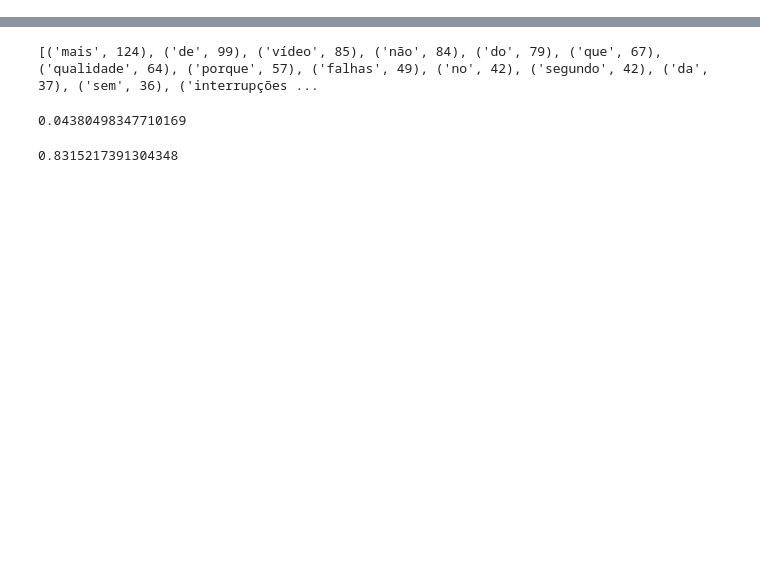
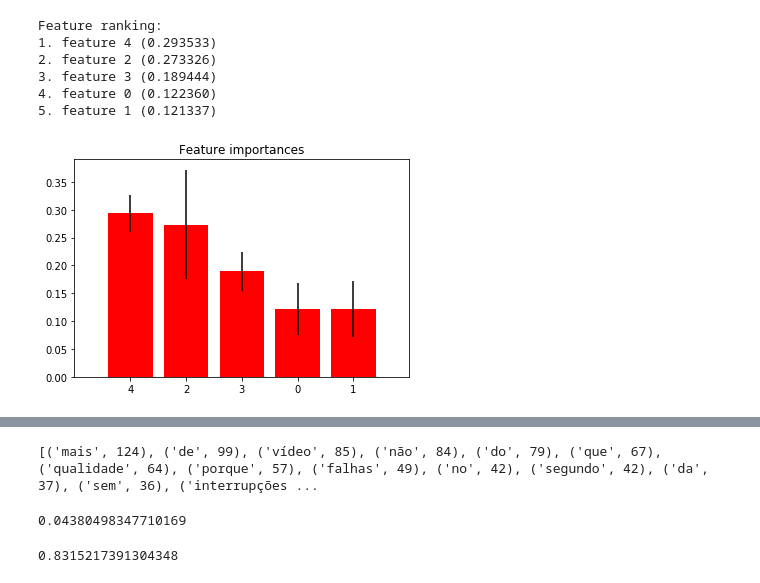
Before and after one commit to mateussnogs/analise_qose_2, a Jupyter notebook: qos_matheus.ipynb, the cells around one changed output, grey strips where cells are left out. Cells and saved outputs as stored; diff of their text form; code cells hidden in the pictures; blank space fills up the shorter version.

Commit message:
estatisticas e arvores atualizadas

```diff
--- a/qos_matheus.ipynb
+++ b/qos_matheus.ipynb
@@ -11,8 +11,8 @@ pd.options.mode.chained_assignment = None  # default='warn'
 # %%
 # Join entre Stress e Feedbacks
 
-feedbacks = pd.read_csv("Feedbacks_1109 - feedbacks.csv", parse_dates=['created_date'])
-stress = pd.read_csv("Feedbacks_1109 - stress.csv", parse_dates=['created_date'])
+feedbacks = pd.read_csv("Feedbacks_0910 - feedbacks.csv", parse_dates=['created_date'])
+stress = pd.read_csv("Feedbacks_0910 - stress.csv", parse_dates=['created_date'])
 
 stress_sid = stress[pd.notna(stress['session_id'])] # pega os que tem session_id preenchido
 stress_email = stress[pd.notna(stress['email'])] # pega os que tem email preenchido
@@ -107,4 +142,53 @@ graph
 [drawing not drawn]
+# %%
+# arvores com algoritmo
+
+from sklearn.datasets import make_classification
+from sklearn.ensemble import ExtraTreesClassifier
+
+"""X, y = make_classification(n_samples=1000,
+                           n_features=10,
+                           n_informative=3,
+                           n_redundant=0,
+                           n_repeated=0,
+                           n_classes=2,
+                           random_state=0,
+                           shuffle=False)
+"""
+X = feedbacks_stress[['interesse1', 'interesse2', 'dif_interesses', 'incomodo', 'estresse']]
+y = feedbacks_stress['num_video_preferido']
+# Build a forest and compute the feature importances
+forest = ExtraTreesClassifier(n_estimators=250,
+                              random_state=0)
+
+forest.fit(X, y)
+importances = forest.feature_importances_
+std = np.std([tree.feature_importances_ for tree in forest.estimators_],
+             axis=0)
+indices = np.argsort(importances)[::-1]
+
+# Print the feature ranking
+print("Feature ranking:")
+
+for f in range(X.shape[1]):
+    print("%d. feature %d (%f)" % (f + 1, indices[f], importances[indices[f]]))
+
+# Plot the feature importances of the forest
+plt.figure()
+plt.title("Feature importances")
+plt.bar(range(X.shape[1]), importances[indices],
+       color="r", yerr=std[indices], align="center")
+plt.xticks(range(X.shape[1]), indices)
+plt.xlim([-1, X.shape[1]])
+plt.show()
+# %% [output]
+Feature ranking:
+1. feature 4 (0.293533)
+2. feature 2 (0.273326)
+3. feature 3 (0.189444)
+4. feature 0 (0.122360)
+5. feature 1 (0.121337)
+[figure, added]
 # %%
 # Analisando categoria dos videos(nao confundir com as reportadas pelos usuarios)
 
```
Also changed, not shown: parts of 1 cell of this notebook, 1 other file.
